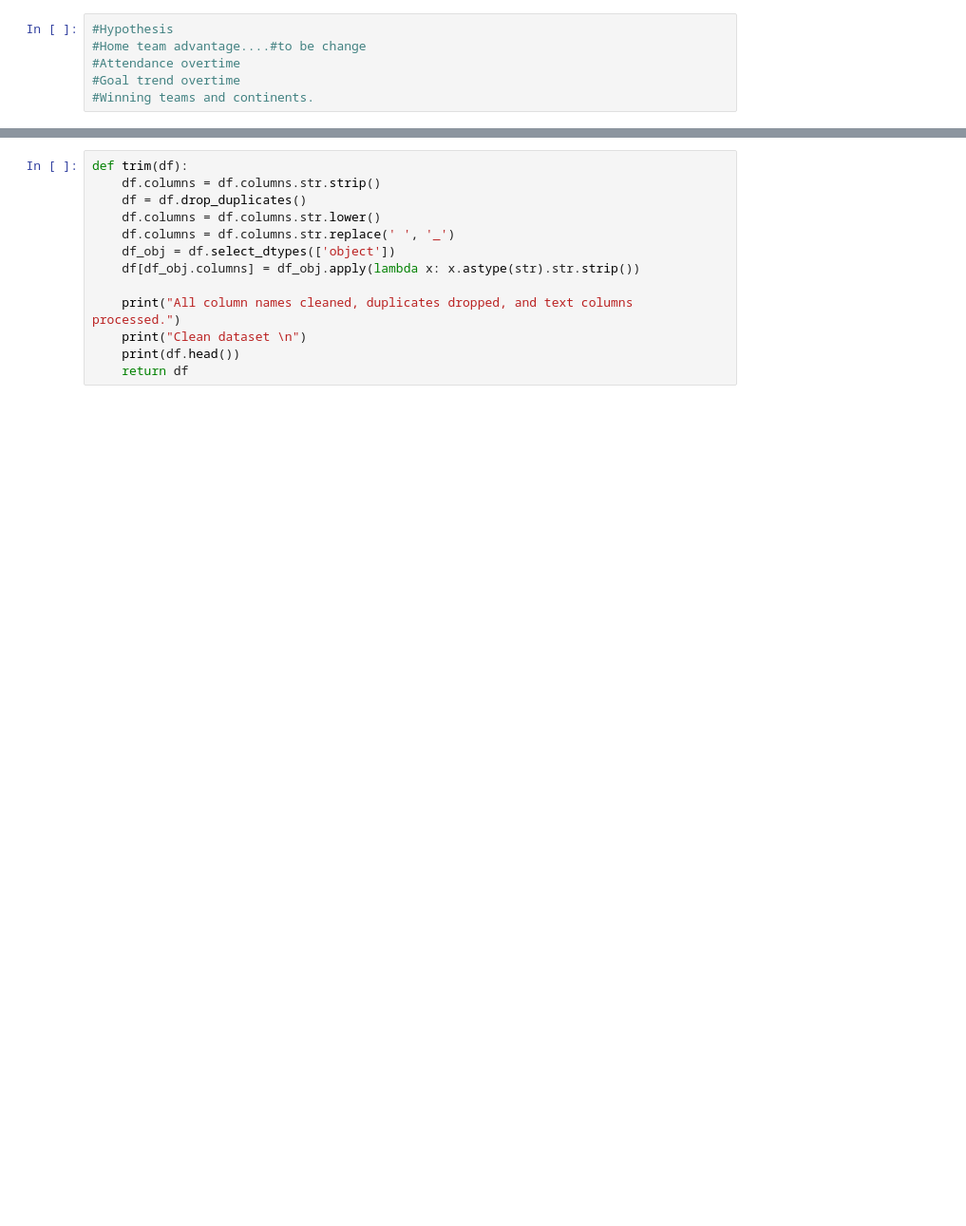
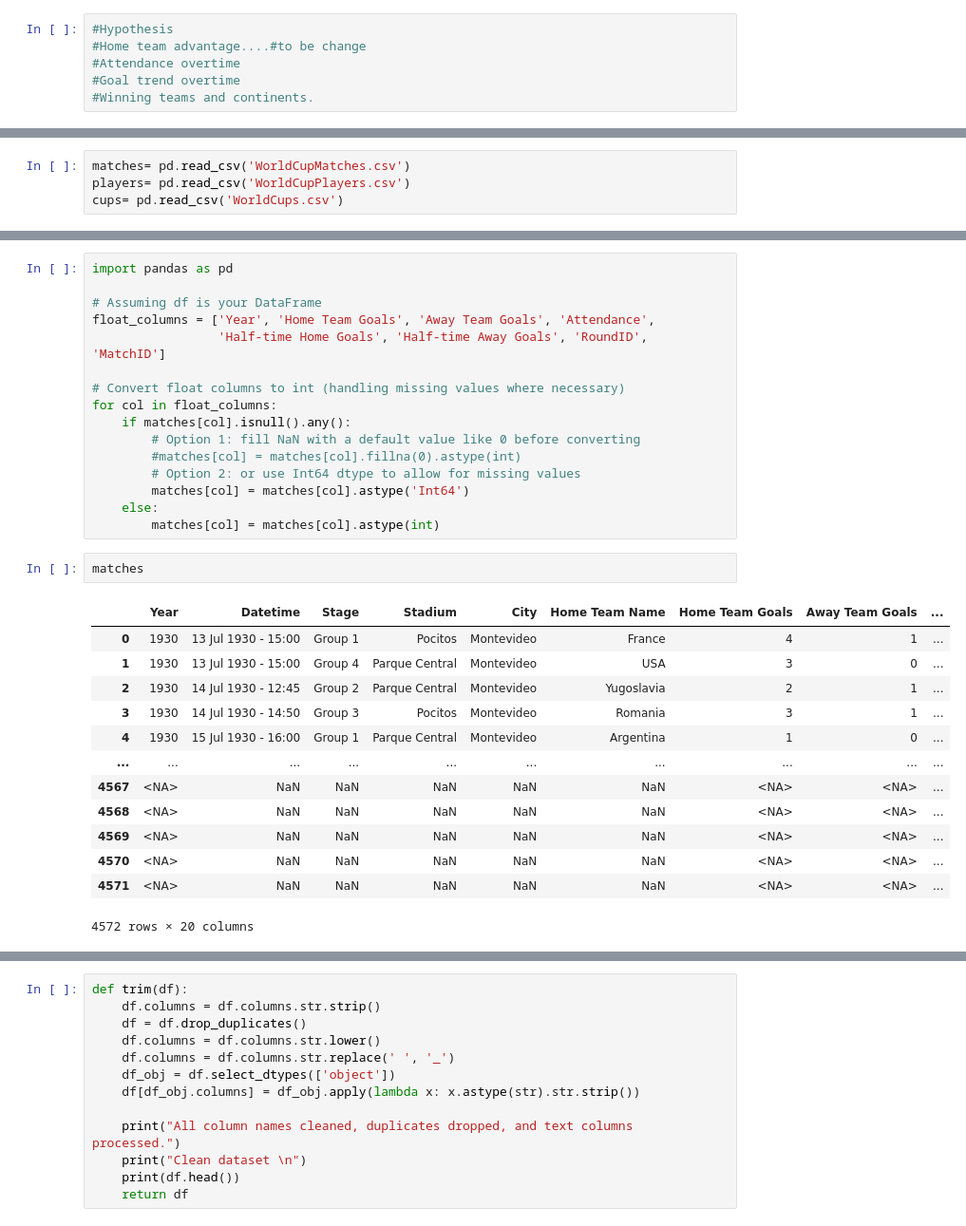
Before and after one commit to Moses209/Fifa-World-Cup-Project, a Jupyter notebook: Fifa World Cup Project.ipynb, the cells around one changed output, grey strips where cells are left out. Shown at 95% size. Saved outputs shown, nothing was run; the diff lists cells and outputs as text; blank space fills up the shorter version.

```diff
--- a/Fifa World Cup Project.ipynb
+++ b/Fifa World Cup Project.ipynb
@@ -24,0 +9,4 @@ df#
+# %%
+matches= pd.read_csv('WorldCupMatches.csv')
+players= pd.read_csv('WorldCupPlayers.csv')
+cups= pd.read_csv('WorldCups.csv')
@@ -24,0 +101,32 @@ df#
+# %%
+import pandas as pd
+
+# Assuming df is your DataFrame
+float_columns = ['Year', 'Home Team Goals', 'Away Team Goals', 'Attendance',
+                 'Half-time Home Goals', 'Half-time Away Goals', 'RoundID', 'MatchID']
+
+# Convert float columns to int (handling missing values where necessary)
+for col in float_columns:
+    if matches[col].isnull().any():
+        # Option 1: fill NaN with a default value like 0 before converting
+        #matches[col] = matches[col].fillna(0).astype(int)
+        # Option 2: or use Int64 dtype to allow for missing values
+        matches[col] = matches[col].astype('Int64')
+    else:
+        matches[col] = matches[col].astype(int)
+# %%
+matches
+# %% [output]
+|  | Year | Datetime | Stage | Stadium | City | Home Team Name | Home Team Goals | Away Team Goals | ... |
+| 0 | 1930 | 13 Jul 1930 - 15:00 | Group 1 | Pocitos | Montevideo | France | 4 | 1 | ... |
+| 1 | 1930 | 13 Jul 1930 - 15:00 | Group 4 | Parque Central | Montevideo | USA | 3 | 0 | ... |
+| 2 | 1930 | 14 Jul 1930 - 12:45 | Group 2 | Parque Central | Montevideo | Yugoslavia | 2 | 1 | ... |
+| 3 | 1930 | 14 Jul 1930 - 14:50 | Group 3 | Pocitos | Montevideo | Romania | 3 | 1 | ... |
+| 4 | 1930 | 15 Jul 1930 - 16:00 | Group 1 | Parque Central | Montevideo | Argentina | 1 | 0 | ... |
+| ... | ... | ... | ... | ... | ... | ... | ... | ... | ... |
+| 4567 | <NA> | NaN | NaN | NaN | NaN | NaN | <NA> | <NA> | ... |
+| 4568 | <NA> | NaN | NaN | NaN | NaN | NaN | <NA> | <NA> | ... |
+| 4569 | <NA> | NaN | NaN | NaN | NaN | NaN | <NA> | <NA> | ... |
+| 4570 | <NA> | NaN | NaN | NaN | NaN | NaN | <NA> | <NA> | ... |
+| 4571 | <NA> | NaN | NaN | NaN | NaN | NaN | <NA> | <NA> | ... |
+4572 rows × 20 columns
```
Also changed, not shown: parts of 24 cells of this notebook.
